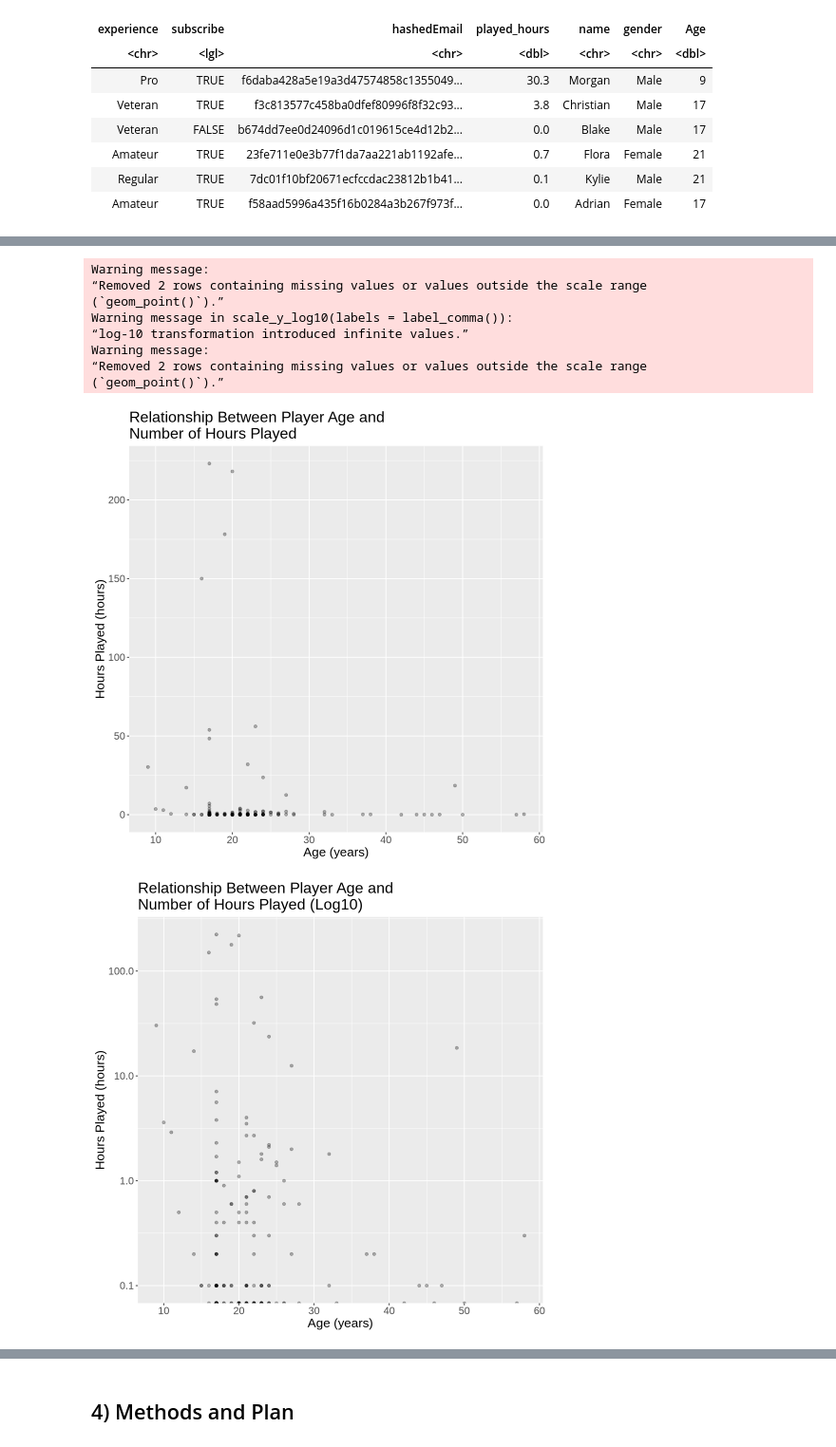
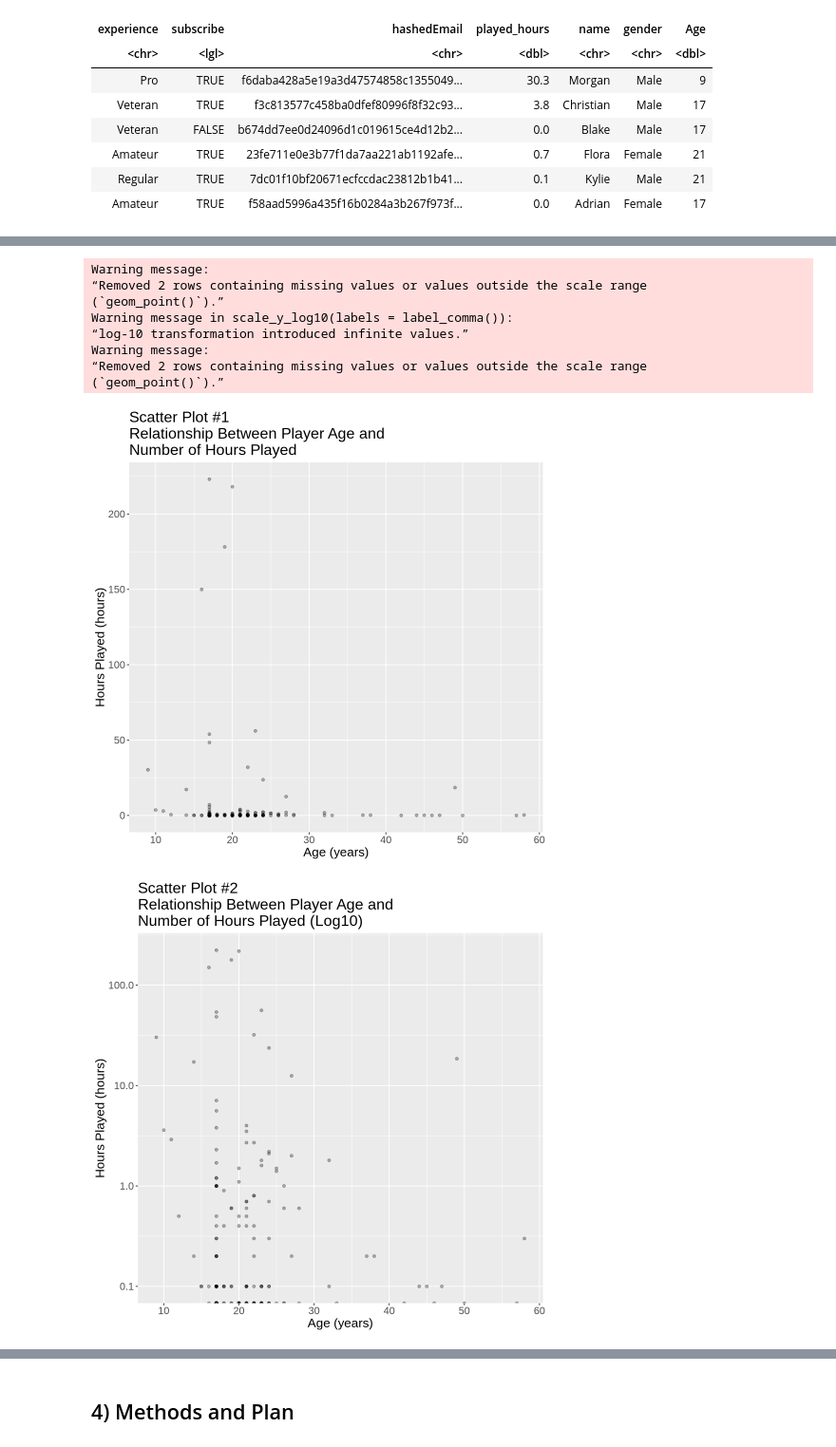
Before and after one commit to audreyw28/DSCI-100-Project, a Jupyter notebook: individual_project_planning.ipynb, the cells around one changed output, grey strips where cells are left out. Shown at 95% size. Saved outputs shown, nothing was run; the diff lists cells and outputs as text; code cells hidden in the pictures.

```diff
--- a/individual_project_planning.ipynb
+++ b/individual_project_planning.ipynb
@@ -217,30 +215,30 @@ Dataset is tidy; `played_hours` and `Age` are in separate columns, each player i
 # %%
 options(repr.plot.height = 8, repr.plot.width = 8)
 trend <- ggplot(players, aes(x = Age, y = played_hours)) +
     geom_point(alpha = 0.3) +
     labs(x = "Age (years)",
          y = "Hours Played (hours)",
-         title = "Relationship Between Player Age and\nNumber of Hours Played") +
+         title = "Scatter Plot #1\nRelationship Between Player Age and\nNumber of Hours Played") +
     theme(text = element_text(size = 16))
 trend
 
 trend_log <- ggplot(players, aes(x = Age, y = played_hours)) +
     geom_point(alpha = 0.3) +
     labs(x = "Age (years)",
          y = "Hours Played (hours)",
-         title = "Relationship Between Player Age and\nNumber of Hours Played (Log10)") +
+         title = "Scatter Plot #2\nRelationship Between Player Age and\nNumber of Hours Played (Log10)") +
     theme(text = element_text(size = 16)) +
     scale_y_log10(labels = label_comma())
 trend_log
 # %% [output]
 Warning message:
 “Removed 2 rows containing missing values or values outside the scale range
 (`geom_point()`).”
 Warning message in scale_y_log10(labels = label_comma()):
 “log-10 transformation introduced infinite values.”
 Warning message:
 “Removed 2 rows containing missing values or values outside the scale range
 (`geom_point()`).”
-[figure, old version]
+[figure, new version]
-[figure, old version]
+[figure, new version]
 # %% [markdown]
```
Also changed, not shown: parts of 17 cells of this notebook.
